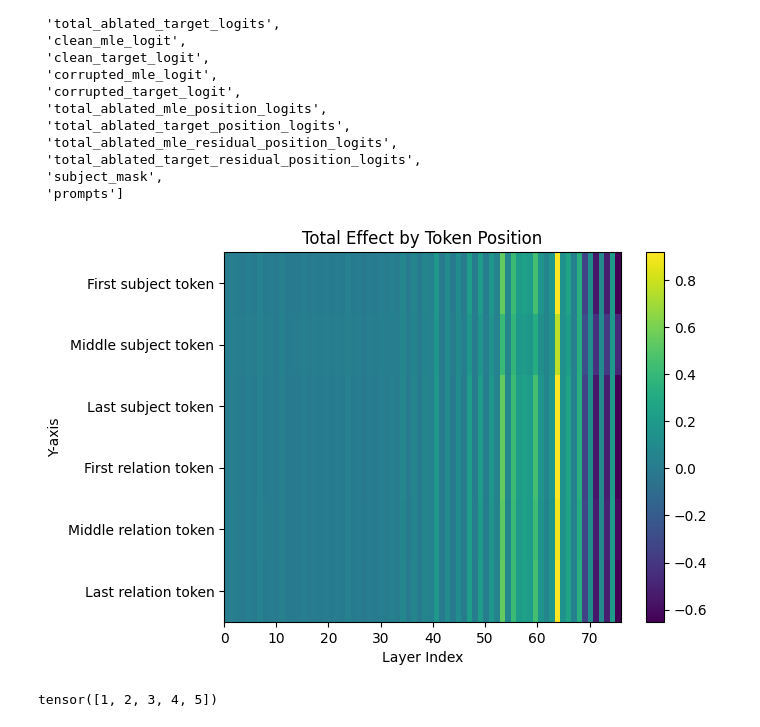
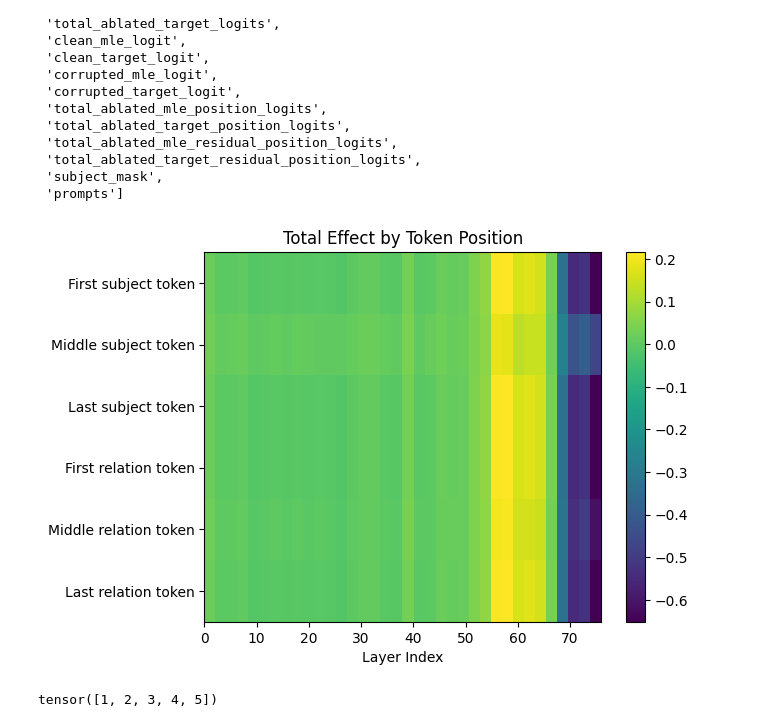
Before and after one commit to jansont/transformer-circuits, a Jupyter notebook: notebooks/ResorationResult.ipynb, the cells around one changed output. Saved outputs shown, nothing was run; the diff lists cells and outputs as text; code cells hidden in the pictures.

```diff
--- a/notebooks/ResorationResult.ipynb
+++ b/notebooks/ResorationResult.ipynb
@@ -395,37 +395,36 @@ def total_effect_by_token_position(results, title, logit="mle", ablated="all", v
         total_effect_pos[:,5] = total_effect[:, last_relation_idx]
         total_effect_positions.append(total_effect_pos)
 
     total_effect_positions = torch.stack(total_effect_positions, dim=0)
     total_effect_positions = total_effect_positions.mean(dim=0)
 
     total_effect_positions = total_effect_positions[effect_mask, :]
     total_effect_positions = total_effect_positions.T
 
     plt.imshow(
         total_effect_positions,
         cmap='viridis',
         interpolation='nearest',
         aspect='auto',
         extent=[0, 76, 0, 6],
     )
 
     y_tick_labels = ['First subject token', 'Middle subject token', 'Last subject token',
                      'First relation token', 'Middle relation token', 'Last relation token']
     plt.yticks(np.arange(0.5, 6.5), y_tick_labels[::-1])
 
     plt.colorbar()
     plt.xlabel('Layer Index')
-    plt.ylabel('Y-axis')
     plt.title(title)
     plt.show()
 
 total_effect_by_token_position(results,
                                title="Total Effect by Token Position",
                                logit="target",
-                               ablated="all",
-                               view_effect="all")
+                               ablated="mlp",
+                               view_effect="mlp")
 # %% [output]
-[figure, old version]
+[figure, new version]
 # %%
 a = torch.tensor([[False,  True,  True,  True,  True,  True, False, False, False, False,
           False]])
```
Also changed, not shown: 1 other file.
